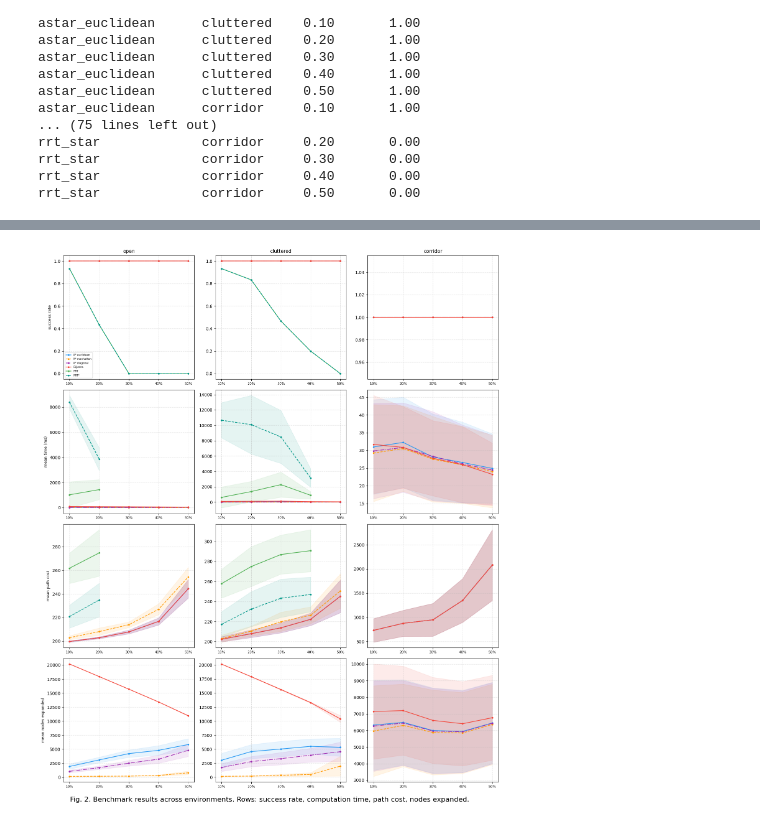
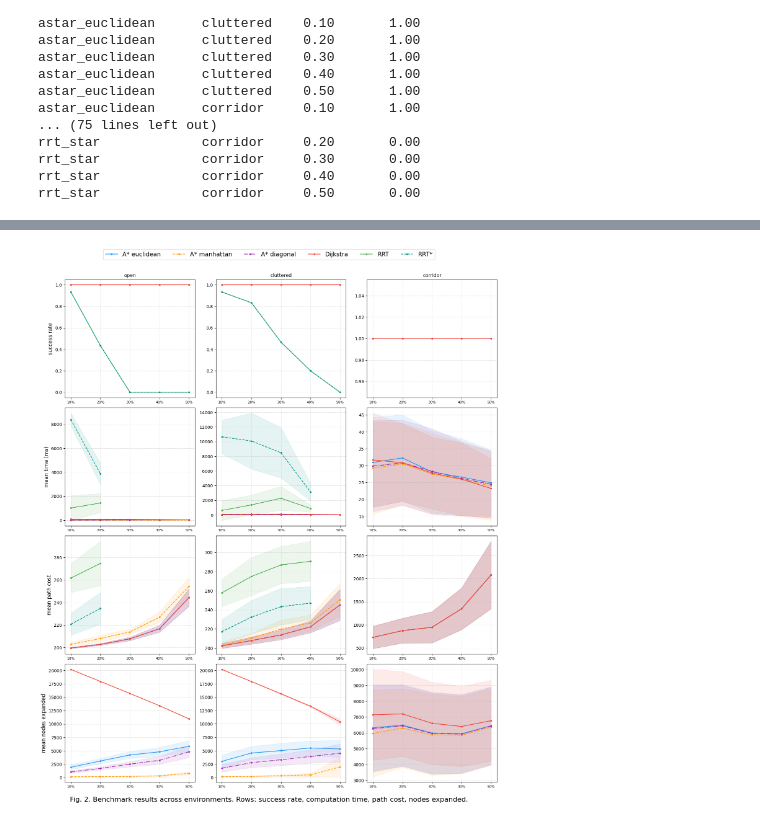
Before and after one commit to hon-ctrl/path-planning-benchmark, a Jupyter notebook: MotionPlanning_FinalProject.ipynb, the cells around one changed output, grey strips where cells are left out. Cells and saved outputs as stored; diff of their text form; code cells hidden in the pictures.

```diff
--- a/MotionPlanning_FinalProject.ipynb
+++ b/MotionPlanning_FinalProject.ipynb
@@ -154,10 +154,3 @@ def visualize_grid(grid, path=None, title=''):
     ax.axis('off')
     plt.tight_layout()
     plt.show()
-
-
-# ── sanity check: all five densities for all three environment types
-for env in ['open', 'cluttered', 'corridor']:
-    for d in [0.10, 0.20, 0.30, 0.40, 0.50]:
-        g = make_grid(env, density=d, seed=42)
-        visualize_grid(g, title=f'{env}, density={d}, seed=42')
@@ -892,36 +672,38 @@ for row, (metric_key, ylabel, scale) in enumerate(metric_configs):
                 ax.plot(DENSITIES, vals, label=label, color=COLORS[algo],
                         linestyle=LINESTYLES[algo], linewidth=1.5, marker='o', markersize=3)
             else:
                 means, stds = [], []
                 for d in DENSITIES:
                     success_only = metric_key != 'nodes_expanded'
                     vals = extract_metric(results, env, d, algo, metric_key, success_only=True)
                     if vals:
                         means.append(np.mean(vals) * (scale or 1))
                         stds.append(np.std(vals) * (scale or 1))
                     else:
                         means.append(np.nan)
                         stds.append(np.nan)
                 means, stds = np.array(means), np.array(stds)
                 ax.plot(DENSITIES, means, label=label, color=COLORS[algo],
                         linestyle=LINESTYLES[algo], linewidth=1.5, marker='o', markersize=3)
                 ax.fill_between(DENSITIES, means - stds, means + stds, alpha=0.1, color=COLORS[algo])
 
         if row == 0:
             ax.set_title(env, fontsize=11)
         if col == 0:
-            ax.set_ylabel(ylabel, fontsize=9)
+            ax.set_ylabel(ylabel, fontsize=12)
         ax.set_xticks(DENSITIES)
         ax.set_xticklabels([f'{int(d*100)}%' for d in DENSITIES], fontsize=8)
         ax.grid(True, linestyle='--', alpha=0.4)
-        if row == 0 and col == 0:
-            ax.legend(fontsize=6)
+        #removed per-subplot legend
 
-plt.tight_layout()
-plt.subplots_adjust(bottom=0.04)
+handles, labels = axes[0,0].get_legend_handles_labels()
+fig.legend(handles, labels, loc='upper center', ncol=6, fontsize=14, bbox_to_anchor=(0.5, 1.00))
+
 fig.text(0.5, 0.005, 'Fig. 2. Benchmark results across environments. Rows: success rate, computation time, path cost, nodes expanded.',
          ha='center', fontsize=16)
+plt.tight_layout()
+plt.subplots_adjust(bottom=0.04, top=0.94)
 plt.savefig('fig2_results.png', dpi=150, bbox_inches='tight')
 plt.show()
 # %% [output]
-[figure, old version]
+[figure, new version]
```
Also changed, not shown: parts of 6 cells of this notebook.
